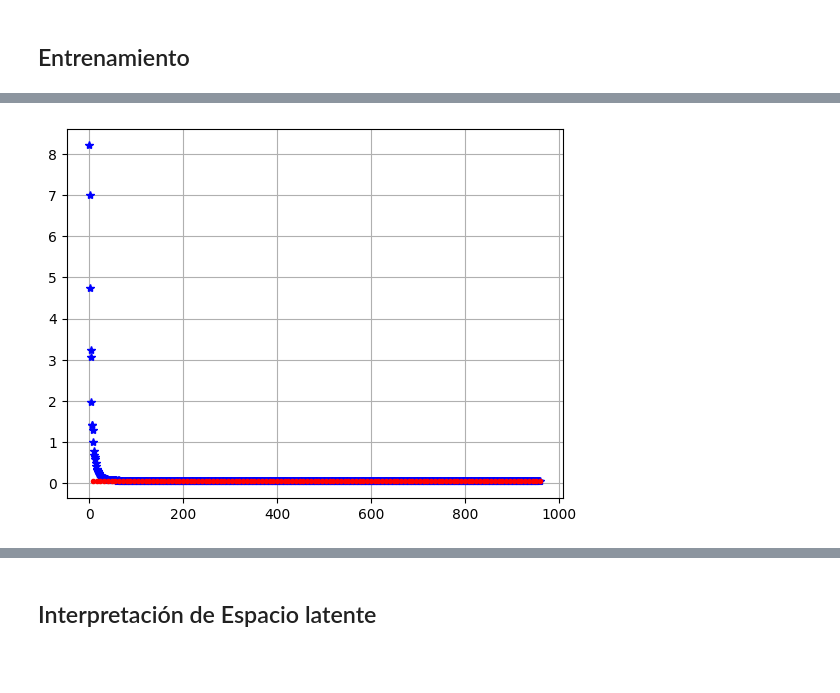
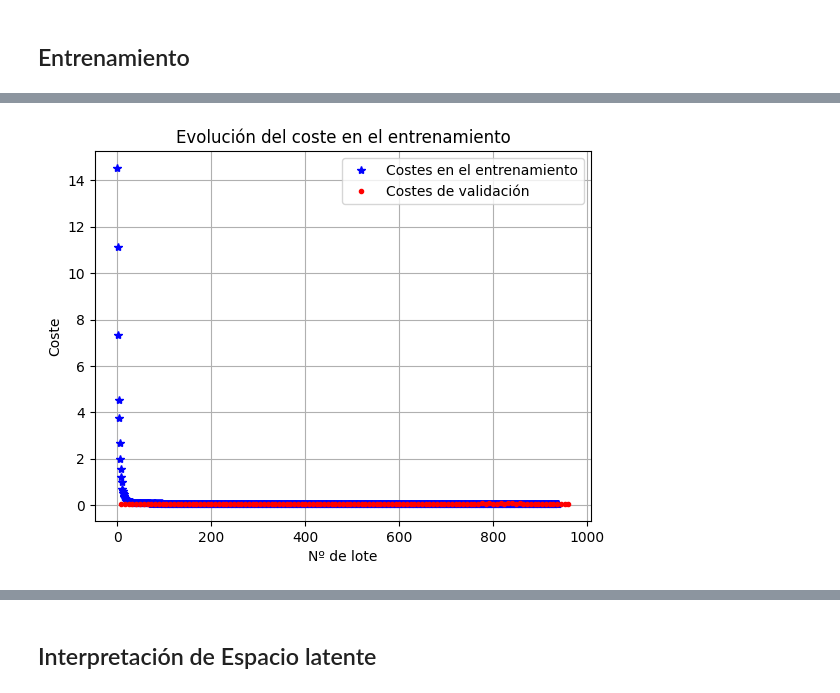
Before and after one commit to PudWin14/Generative_AI_TFM, a Jupyter notebook: AutoEncoders/Autoencoders.ipynb, the cells around one changed output, grey strips where cells are left out. Drawn from its saved outputs; the diff is of its cells as text; code cells hidden in the pictures; blank space fills up the shorter version.

Commit message:
Update Autoencoders to graph and compare.

```diff
--- a/AutoEncoders/Autoencoders.ipynb
+++ b/AutoEncoders/Autoencoders.ipynb
@@ -20,9 +20,14 @@ mnist_dataset = torchvision.datasets.MNIST(
 # %%
 train,val,test = torch.utils.data.random_split(mnist_dataset,(0.8,0.1,0.1))
 # %%
-batch_size = 500
+batch_size = 512
 train_loader = DataLoader(
     dataset=train,
     shuffle=True,
     batch_size=batch_size
 )
+val_loader = DataLoader(
+    dataset=val,
+    shuffle=True,
+    batch_size=batch_size
+)
@@ -305,10 +282,14 @@ Finalizado entrenamiento del modelo!
 # %%
 # len(val_losses)
 
 plt.plot(range(len(training_losses)),training_losses,"b*",range(8,(len(val_losses)+1)*8,8),val_losses,"r.")
 plt.grid()
+plt.xlabel("Nº de lote")
+plt.ylabel("Coste")
+plt.title("Evolución del coste en el entrenamiento")
+plt.legend(["Costes en el entrenamiento", "Costes de validación"]);
 # %% [output]
-[figure, old version]
+[figure, new version]
 # %%
 original_img = test[torch.randint(len(test),size=(1,))][0].unsqueeze(0).cuda()
 
```
Also changed, not shown: parts of 17 cells of this notebook, 3 other files.
